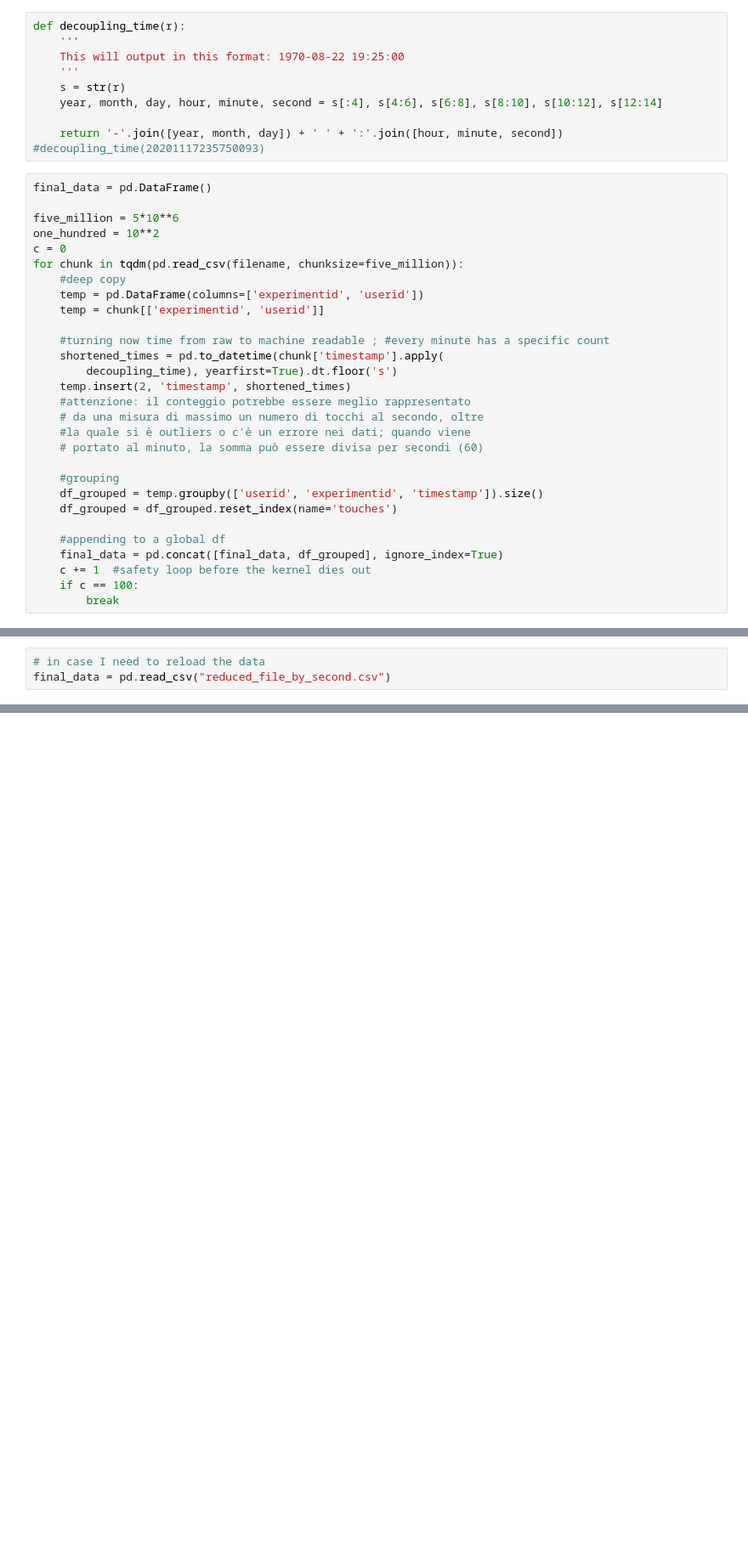
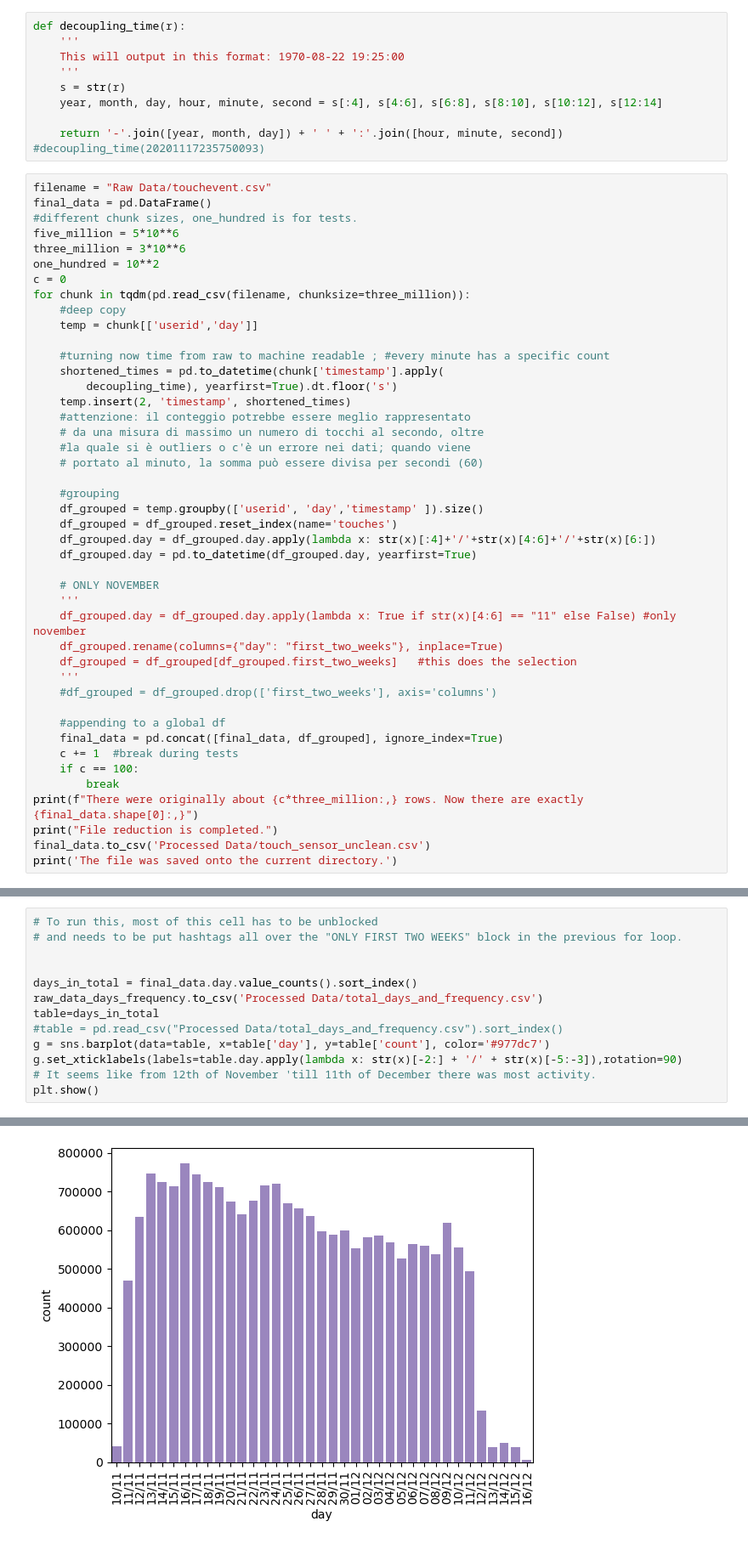
Before and after one commit to FluveFV/PhonePervasiveness, a Jupyter notebook: File_reduction.ipynb, the cells around one changed output, grey strips where cells are left out. Shown: that part at 85% size. Saved outputs shown, nothing was run; the diff lists cells and outputs as text; blank space fills up the shorter version.

```diff
--- a/File_reduction.ipynb
+++ b/File_reduction.ipynb
@@ -17,15 +21,16 @@ def decoupling_time(r):
     return '-'.join([year, month, day]) + ' ' + ':'.join([hour, minute, second])
 #decoupling_time(20201117235750093)
 # %%
+filename = "Raw Data/touchevent.csv"
 final_data = pd.DataFrame()
-
+#different chunk sizes, one_hundred is for tests.
 five_million = 5*10**6
+three_million = 3*10**6
 one_hundred = 10**2
 c = 0
-for chunk in tqdm(pd.read_csv(filename, chunksize=five_million)):
+for chunk in tqdm(pd.read_csv(filename, chunksize=three_million)):
     #deep copy
-    temp = pd.DataFrame(columns=['experimentid', 'userid'])
-    temp = chunk[['experimentid', 'userid']]
+    temp = chunk[['userid','day']]
 
     #turning now time from raw to machine readable ; #every minute has a specific count
     shortened_times = pd.to_datetime(chunk['timestamp'].apply(
@@ -37,11 +42,25 @@ for chunk in tqdm(pd.read_csv(filename, chunksize=five_million)):
     # portato al minuto, la somma può essere divisa per secondi (60)
 
     #grouping
-    df_grouped = temp.groupby(['userid', 'experimentid', 'timestamp']).size()
+    df_grouped = temp.groupby(['userid', 'day','timestamp' ]).size()
     df_grouped = df_grouped.reset_index(name='touches')
+    df_grouped.day = df_grouped.day.apply(lambda x: str(x)[:4]+'/'+str(x)[4:6]+'/'+str(x)[6:])
+    df_grouped.day = pd.to_datetime(df_grouped.day, yearfirst=True)
+
+    # ONLY NOVEMBER
+    '''
+    df_grouped.day = df_grouped.day.apply(lambda x: True if str(x)[4:6] == "11" else False) #only november
+    df_grouped.rename(columns={"day": "first_two_weeks"}, inplace=True)
+    df_grouped = df_grouped[df_grouped.first_two_weeks]   #this does the selection
+    '''
+    #df_grouped = df_grouped.drop(['first_two_weeks'], axis='columns')
 
     #appending to a global df
     final_data = pd.concat([final_data, df_grouped], ignore_index=True)
-    c += 1  #safety loop before the kernel dies out
+    c += 1  #break during tests
     if c == 100:
         break
+print(f"There were originally about {c*three_million:,} rows. Now there are exactly {final_data.shape[0]:,}")
+print("File reduction is completed.")
+final_data.to_csv('Processed Data/touch_sensor_unclean.csv')
+print('The file was saved onto the current directory.')
@@ -80,3 +68,0 @@ We need to consider the **extreme touches**. Consider the median touches by seco
-# %%
-# in case I need to reload the data
-final_data = pd.read_csv("reduced_file_by_second.csv")
@@ -84,0 +69,14 @@ KeyboardInterrupt:
+# %%
+# To run this, most of this cell has to be unblocked
+# and needs to be put hashtags all over the "ONLY FIRST TWO WEEKS" block in the previous for loop.
+
+
+days_in_total = final_data.day.value_counts().sort_index()
+raw_data_days_frequency.to_csv('Processed Data/total_days_and_frequency.csv')
+table=days_in_total
+#table = pd.read_csv("Processed Data/total_days_and_frequency.csv").sort_index()
+g = sns.barplot(data=table, x=table['day'], y=table['count'], color='#977dc7')
+g.set_xticklabels(labels=table.day.apply(lambda x: str(x)[-2:] + '/' + str(x)[-5:-3]),rotation=90)
+# It seems like from 12th of November 'till 11th of December there was most activity.
+plt.show()
+# %% [output]
@@ -84,0 +100 @@ KeyboardInterrupt:
+[figure, added]
```
Also changed, not shown: parts of 20 cells of this notebook.
